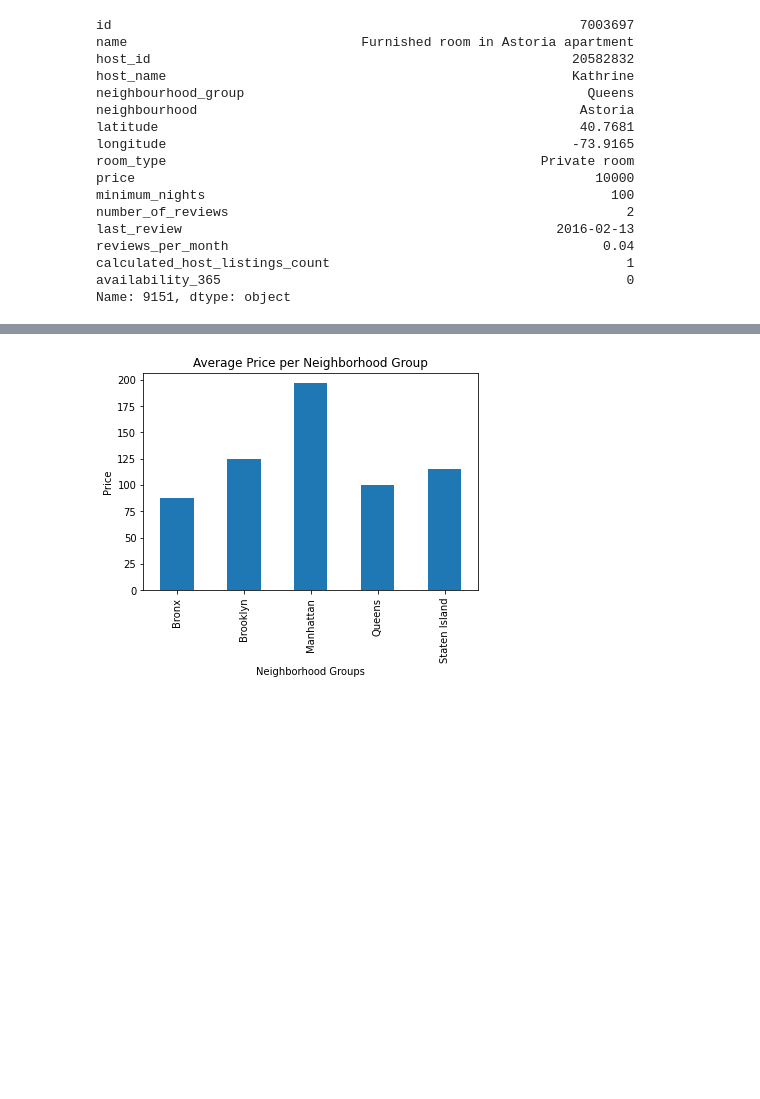
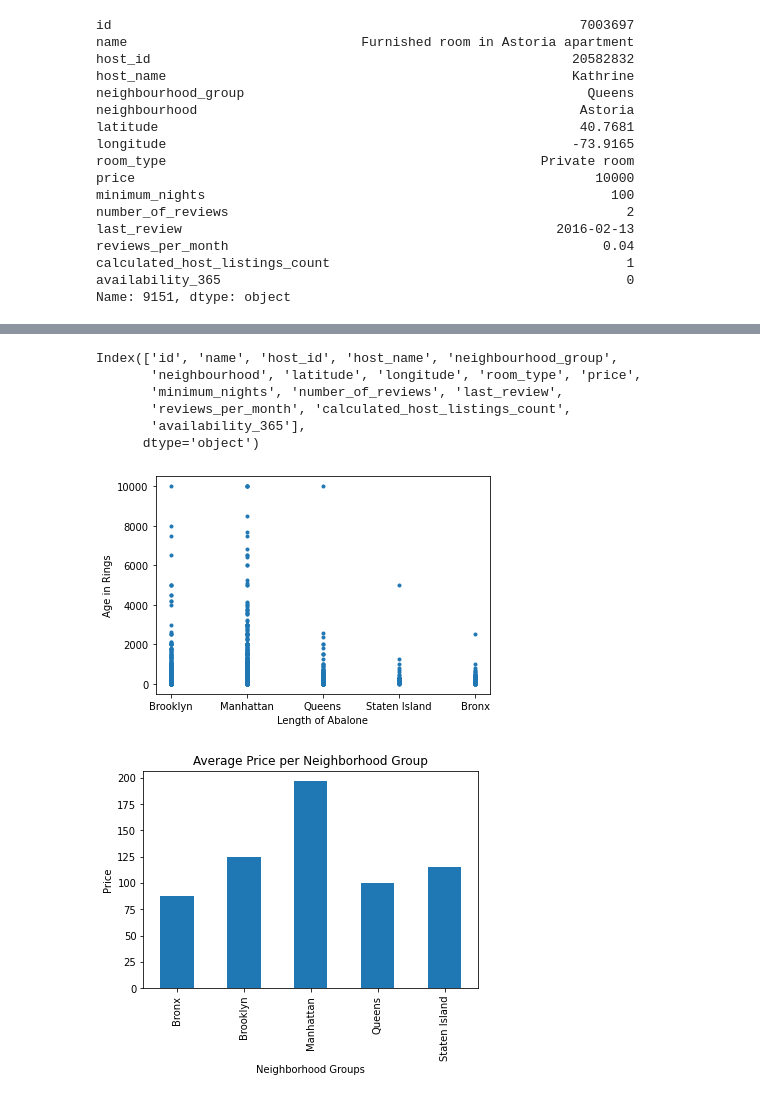
Before and after one commit to hmohamed97/DATA201Project2, a Jupyter notebook: DATA_201_Project2.ipynb, the cells around one changed output, grey strips where cells are left out. Drawn from its saved outputs; the diff is of its cells as text; code cells hidden in the pictures; blank space fills up the shorter version.

```diff
--- a/DATA_201_Project2.ipynb
+++ b/DATA_201_Project2.ipynb
@@ -85,3 +96,19 @@ The median of the sample is: 106.0
+# %%
+df.keys()
+# %% [output]
+Index(['id', 'name', 'host_id', 'host_name', 'neighbourhood_group',
+       'neighbourhood', 'latitude', 'longitude', 'room_type', 'price',
+       'minimum_nights', 'number_of_reviews', 'last_review',
+       'reviews_per_month', 'calculated_host_listings_count',
+       'availability_365'],
+      dtype='object')
+# %%
+plt.plot(df['neighbourhood_group'], df['price'], marker='.', linestyle='none')
+plt.xlabel('Length of Abalone')
+plt.ylabel('Age in Rings')
+plt.show()
+# %% [output]
+[figure, added]
 # %%
 df.groupby("neighbourhood_group")['price'].mean().plot(kind='bar')
 plt.title("Average Price per Neighborhood Group")
```
Also changed, not shown: parts of 12 cells of this notebook.
